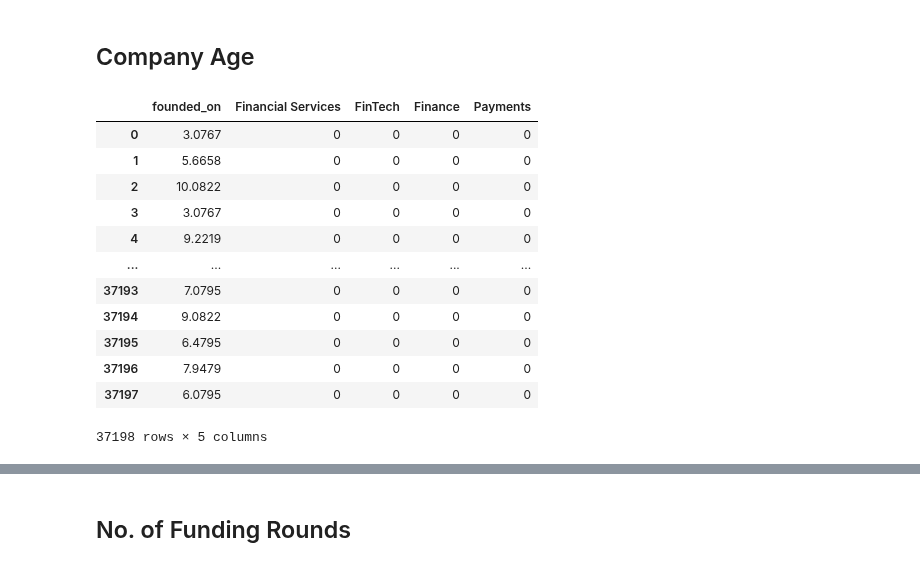
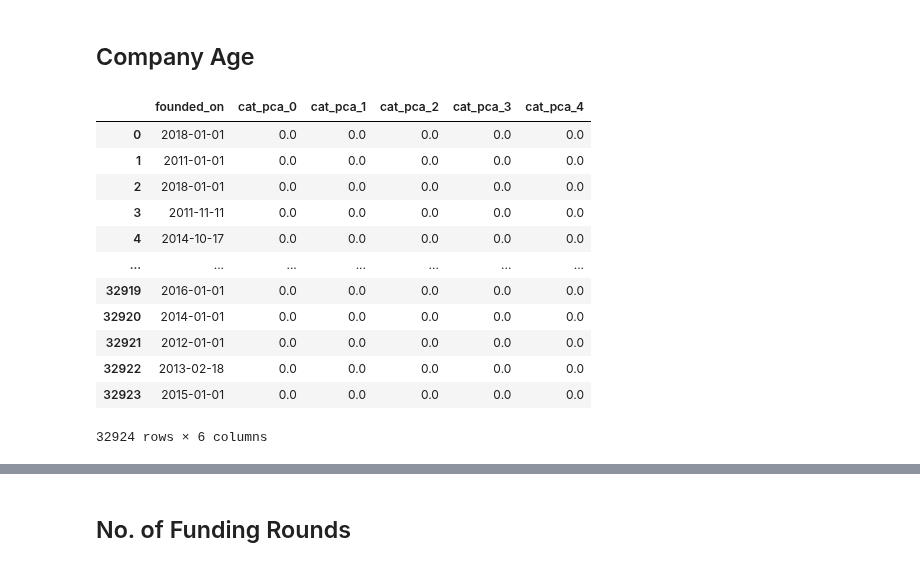
Before and after one commit to StardustLID/TEMG4952A-TEAM-5, a Jupyter notebook: backend/csv_helper.ipynb, the cells around one changed output, grey strips where cells are left out. Saved outputs shown, nothing was run; the diff lists cells and outputs as text; code cells hidden in the pictures.

```diff
--- a/backend/csv_helper.ipynb
+++ b/backend/csv_helper.ipynb
@@ -117,23 +117,23 @@ df.to_string(index=False)
 ## Company Age
 # %%
 import pandas as pd
-df = pd.read_csv("../Week3_Onwards/unifed_csv_without_duplicated_company.csv")
+df = pd.read_csv("../Week3_Onwards/unifed_csv_20210124_2.csv", parse_dates=['founded_on'])
 
-categories = ['Financial Services', 'FinTech', 'Finance', 'Payments']
+categories = ['cat_pca_0', 'cat_pca_1', 'cat_pca_2', 'cat_pca_3', 'cat_pca_4']
 cols_to_keep = ['founded_on', *categories]
 df = df[cols_to_keep]
 df
 # %% [output]
-|  | founded_on | Financial Services | FinTech | Finance | Payments |
-| 0 | 3.0767 | 0 | 0 | 0 | 0 |
-| 1 | 5.6658 | 0 | 0 | 0 | 0 |
-| 2 | 10.0822 | 0 | 0 | 0 | 0 |
-| 3 | 3.0767 | 0 | 0 | 0 | 0 |
-| 4 | 9.2219 | 0 | 0 | 0 | 0 |
-| ... | ... | ... | ... | ... | ... |
-| 37193 | 7.0795 | 0 | 0 | 0 | 0 |
-| 37194 | 9.0822 | 0 | 0 | 0 | 0 |
-| 37195 | 6.4795 | 0 | 0 | 0 | 0 |
-| 37196 | 7.9479 | 0 | 0 | 0 | 0 |
-| 37197 | 6.0795 | 0 | 0 | 0 | 0 |
+|  | founded_on | cat_pca_0 | cat_pca_1 | cat_pca_2 | cat_pca_3 | cat_pca_4 |
+| 0 | 2018-01-01 | 0.0 | 0.0 | 0.0 | 0.0 | 0.0 |
+| 1 | 2011-01-01 | 0.0 | 0.0 | 0.0 | 0.0 | 0.0 |
+| 2 | 2018-01-01 | 0.0 | 0.0 | 0.0 | 0.0 | 0.0 |
+| 3 | 2011-11-11 | 0.0 | 0.0 | 0.0 | 0.0 | 0.0 |
+| 4 | 2014-10-17 | 0.0 | 0.0 | 0.0 | 0.0 | 0.0 |
+| ... | ... | ... | ... | ... | ... | ... |
+| 32919 | 2016-01-01 | 0.0 | 0.0 | 0.0 | 0.0 | 0.0 |
+| 32920 | 2014-01-01 | 0.0 | 0.0 | 0.0 | 0.0 | 0.0 |
+| 32921 | 2012-01-01 | 0.0 | 0.0 | 0.0 | 0.0 | 0.0 |
+| 32922 | 2013-02-18 | 0.0 | 0.0 | 0.0 | 0.0 | 0.0 |
+| 32923 | 2015-01-01 | 0.0 | 0.0 | 0.0 | 0.0 | 0.0 |
-37198 rows × 5 columns
+32924 rows × 6 columns
```
Also changed, not shown: parts of 6 cells of this notebook, 2 other files.
